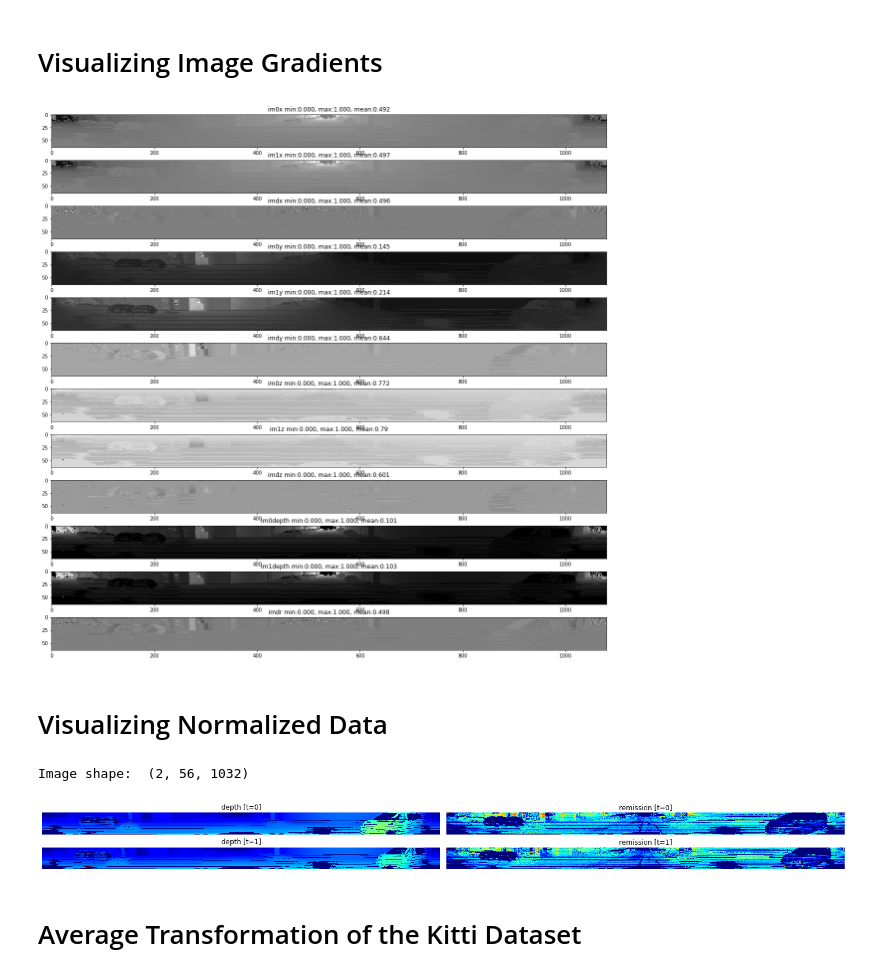
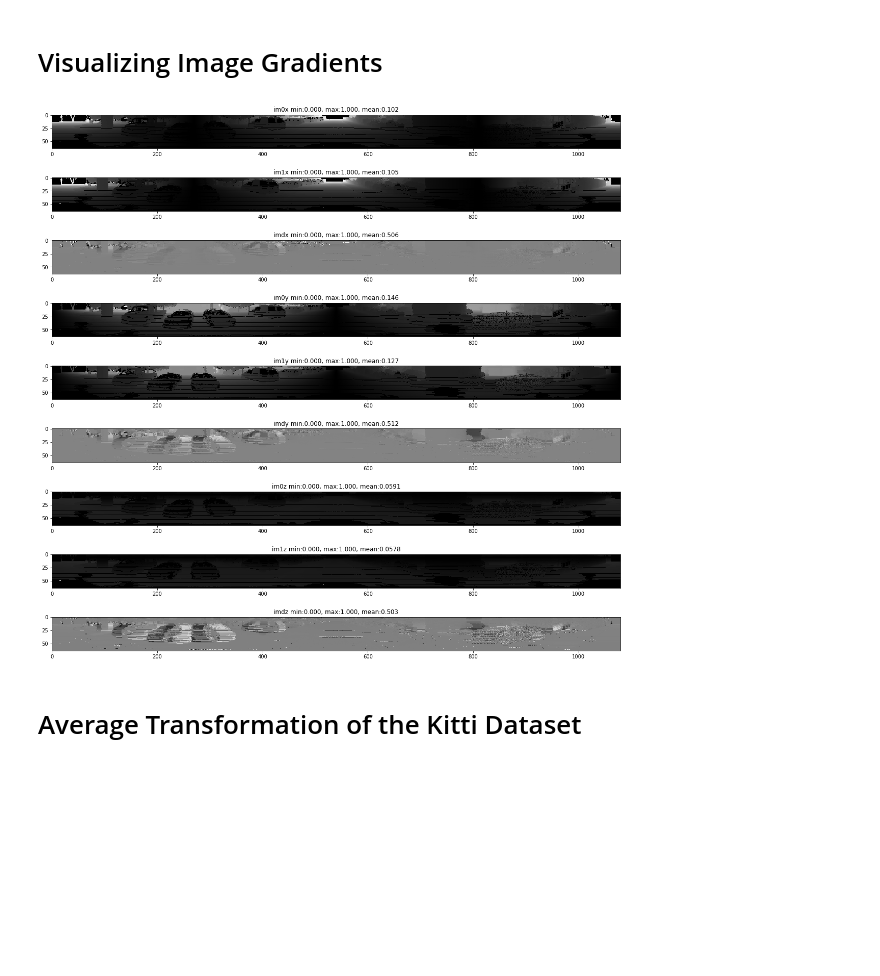
Before and after one commit to ArashJavan/DeepLIO, a Jupyter notebook: notebooks/01_kitti_ds_vis.ipynb, the cells around one changed output. Saved outputs shown, nothing was run; the diff lists cells and outputs as text; code cells hidden in the pictures; blank space fills up the shorter version.

```diff
--- a/notebooks/01_kitti_ds_vis.ipynb
+++ b/notebooks/01_kitti_ds_vis.ipynb
@@ -77,7 +84,15 @@ print("Reading one image sample (index={}).".format(data_index))
 dataset, indices = kitti_dataset.get_dataset_and_index(data_index)
 data = kitti_dataset.__getitem__(data_index)
 data = deeplio_collate([data])
-imgs, imus, gts_local = data_permuter(data)
+data_permuter(data)
+imgs = data_permuter.res_imgs
+normals = data_permuter.res_normals
+imus = data_permuter.res_imu
+imgs_org = data_permuter.res_img_org
+normals_org = data_permuter.res_normals_org
+gts_f2f = data_permuter.res_gt_f2f
+gts_f2g = data_permuter.res_gt_f2g
+gts_global = data_permuter.res_gt_global
 
 if imgs is not None:
     print("Image shape: {}".format(imgs.shape))
@@ -94,8 +109,9 @@ Imu Shape: (1,3,10,6)
 # Visualizing Raw Images
 # %%
 # convert negativ x, y, z coord. to postive
-im = np.abs(data['untrans-images'][0][0].numpy().transpose(1, 2, 0))
-#im = imgs_untrans_0[0].numpy().transpose(1, 2, 0)
+ims = np.abs(imgs_org[0, 0, 0].numpy().transpose(1, 2, 0))
+norms = np.abs(normals_org[0, 0, 0].numpy().transpose(1, 2, 0))
+im = np.dstack((ims, norms))
 
 print("Image shape: ", im.shape)
 
@@ -115,14 +130,0 @@ Image shape:  (64, 1080, 5)
-# %%
-# get an sample image
-im_0 = data['untrans-images'][0][0].squeeze().numpy().transpose(1, 2, 0)
-# get an sample image
-im_1 = data['untrans-images'][0][1].squeeze().numpy().transpose(1, 2, 0)
-
-
-imgs_list = [im_0, im_1]
-fig, axes = plt.subplots(2, 1, figsize=(20, 3))
-for i in range(2):
-    ax = axes[i]
-    img = imgs_list[i][:, :, 3]
-    ax.imshow(img, cmap='gray')
-    ax.set_title("img-{} min:{:.3f}, max:{:.3f}".format(i, img.min(), img.max()))
@@ -133,34 +149,33 @@ for i in range(2):
 # %%
 def normalize_image(im):
     return (im - im.min()) / (im.max() - im.min())
 
+im_0 = np.abs(imgs_org[0, 0, 0].numpy().transpose(1, 2, 0))
+im_1 = np.abs(imgs_org[0, 0, 1].numpy().transpose(1, 2, 0))
+
 im0x = im_0[:, :, 0]
 im0y = im_0[:, :, 1]
 im0z = im_0[:, :, 2]
-im0depth = im_0[:, :, 3]
 
 im1x = im_1[:, :, 0]
 im1y = im_1[:, :, 1]
 im1z = im_1[:, :, 2]
-im1depth = im_1[:, :, 3]
 
 im_dx = im1x - im0x
 im_dy = im1y - im0y
 im_dz = im1z - im0z
-im_dr = im1depth - im0depth
 
 ims_dict = {'im0x': im0x, 'im1x': im1x, 'imdx': im_dx, 'im0y': im0y, 'im1y':im1y,
-        'imdy': im_dy, 'im0z': im0z, 'im1z': im1z, 'imdz': im_dz, 'im0depth':
-        im0depth, 'im1depth': im1depth, 'imdr': im_dr}
+        'imdy': im_dy, 'im0z': im0z, 'im1z': im1z, 'imdz': im_dz}
 
 fig, axes = plt.subplots(len(ims_dict), 1, figsize=(20, 20))
 for i, (k, img) in enumerate(ims_dict.items()):
     ax = axes[i]
     img = normalize_image(img)
     ax.imshow(img, cmap='gray')
     ax.set_title("{} min:{:.3f}, max:{:.3f}, mean:{:.3}".format(k, img.min(), img.max(), img.mean()))
 # %% [output]
-[figure, old version]
+[figure, new version]
 # %%
 ### 3D plotting
 
@@ -174,33 +198,4 @@ pcd = convert_velo_img_to_o3d(im)
 o3d.visualization.draw_geometries([pcd])
-# %% [markdown]
-# Visualizing Normalized Data
-# %%
-# convert negativ x, y, z coord. to postive
-im_0 = imgs[0, 0].numpy()
-im_1 = imgs[0, 1].numpy()
-
-print("Image shape: ", im_0.shape)
-
-CHANNEL_NAMES = ['depth', 'remission']
-num_channels = len(CHANNEL_NAMES)
-
-ims = [im_0, im_1]
-
-fig, axes = plt.subplots(2, num_channels, figsize=(20, 2))
-for i in range(len(ims)):
-    im = ims[i]
-    axes[i, 0].imshow(im[0], cmap=CHANNEL_CMAP[i], label='depth [t={}]'.format(i))
-    axes[i, 0].set_title('depth [t={}]'.format(i))
-    axes[i, 0].axis('off')
-    axes[i, 1].imshow(im[1], cmap=CHANNEL_CMAP[i], label='remission [t={}]'.format(i))
-    axes[i, 1].set_title('remission [t={}]'.format(i))
-    axes[i, 1].axis('off')
-
-fig.tight_layout()
-fig.savefig("{}/kitti_normalized_{}_{}.png".format(OUTPUT_PATH, dataset.date, dataset.drive, indices[0]), dpi=600)
-# %% [output]
-Image shape:  (2, 56, 1032)
-[figure, removed]
 # %% [markdown]
 # Average Transformation of the Kitti Dataset
 # %%
```
Also changed, not shown: parts of 6 cells of this notebook, 4 other files.
